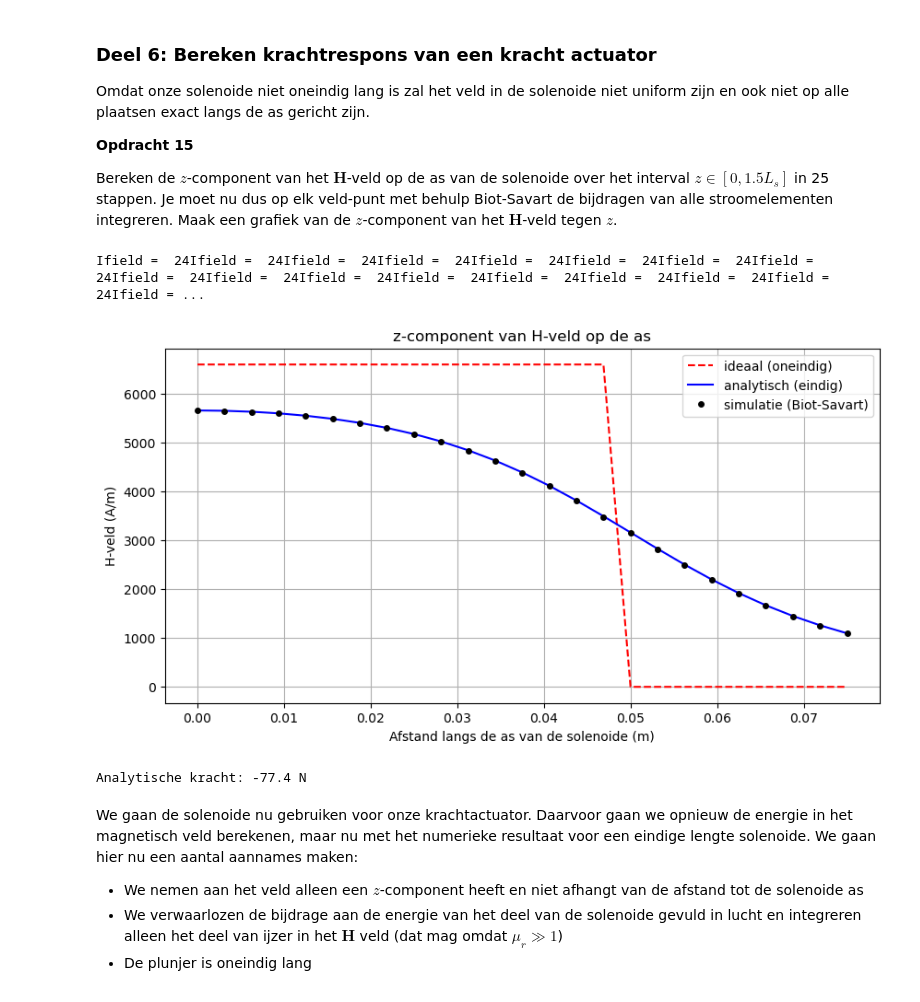
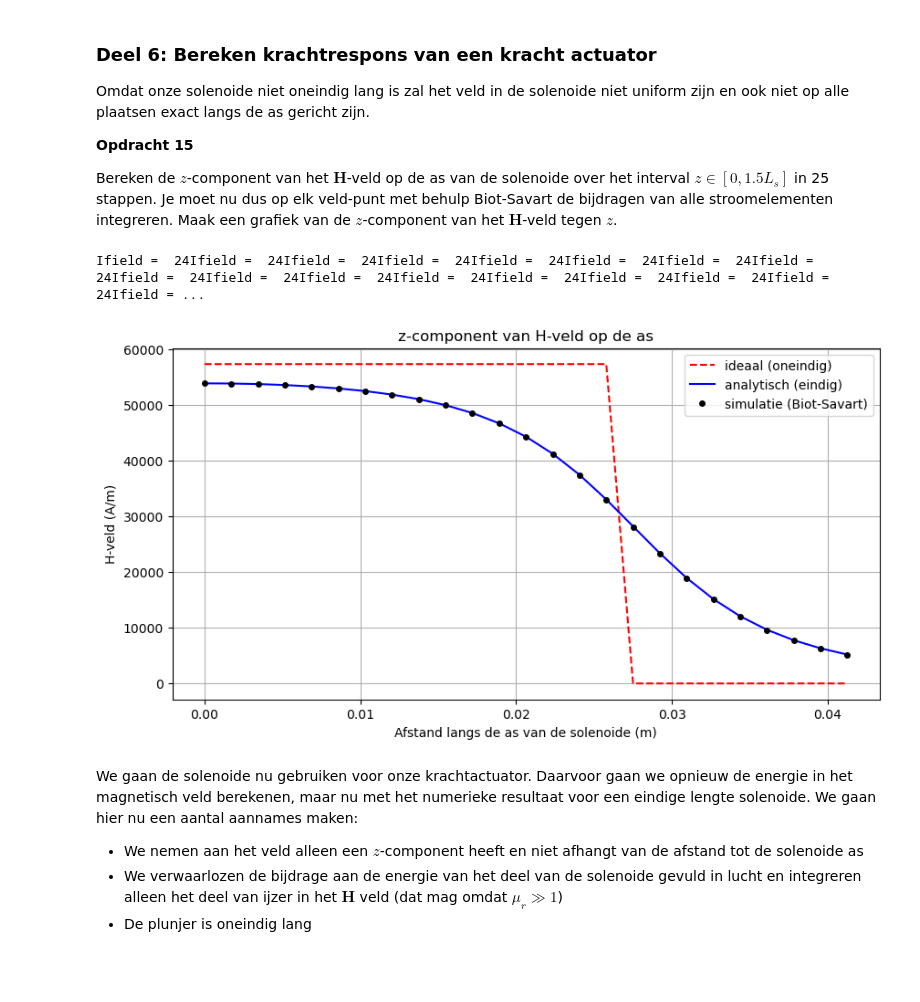
Before and after one commit to jasperbom747-creator/opdrachten-DEF-D-Jasper-Bom, a Jupyter notebook: DigitaleOntwerpopdrachten/Digitale opdracht 2/2KrachtactuatorOpdracht/KrachtactuatorOpdracht.ipynb, the cells around one changed output. Saved outputs shown, nothing was run; the diff lists cells and outputs as text; code cells hidden in the pictures; blank space fills up the shorter version.

```diff
--- a/DigitaleOntwerpopdrachten/Digitale opdracht 2/2KrachtactuatorOpdracht/KrachtactuatorOpdracht.ipynb
+++ b/DigitaleOntwerpopdrachten/Digitale opdracht 2/2KrachtactuatorOpdracht/KrachtactuatorOpdracht.ipynb
@@ -422,10 +410,10 @@ b. Bereken de $x$, $y$ en $z$ coordinaten.\
 c. Bereken de spoed, in eenheden van aantal omwentelingen per meter, en print dit.
 # %%
 
-r_sol = 0.005
-L_sol = 0.05
-N = 5000
-L_draad = 10
+r_sol = 10e-3
+L_sol = 0.055
+L_draad = 33
+N = 10000
 N_wikkel = L_draad/(2 * np.pi *r_sol)
 
 
@@ -438,5 +426,5 @@ ax.set_xlabel('x (m)'), ax.set_ylabel('y (m)'), ax.set_zlabel('z (m)')
 
 
 spoed = N_wikkel/L_sol
-print(f'De spoed van de spoel is {spoed:.2e} m')
+print(f'De spoed van de spoel is {spoed:.2e} m^-1')
 # %% [output]
@@ -480,20 +465,14 @@ Omdat onze solenoide niet oneindig lang is zal het veld in de solenoide niet uni
 
 Bereken de $z$-component van het $\mathbf{H}$-veld op de as van de solenoide over het interval $z \in [0, 1.5L_s]$ in 25 stappen. Je moet nu dus op elk veld-punt met behulp Biot-Savart de bijdragen van alle stroomelementen integreren. Maak een grafiek van de $z$-component van het $\mathbf{H}$-veld tegen $z$.
 # %%
-#constanten
-L_sol = 0.1        # Lengte van de solenoïde
-r_sol = 0.03         # Straal van de solenoïde
-I = 6                # Stroom in Ampère
-N = 500              # Totaal aantal kleine segmentjes voor de hele spoel
-aantal_omwent = 110   # Aantal windingen (turns)
-mu_0 = 4 * np.pi * 1e-7
-mu_r = 1000
 # opstellen assen
 n_ax=25
 z_ax=np.linspace(0, 1.5*L_sol/2, n_ax) #25 punten vanaf midden tot 1.5 x lengte van de solenoïde
-#z_ax=np.linspace(0, 1.5*L_sol, n_ax)
 H_ax=np.zeros((n_ax,1))
 
+N=1000
+L_draad = 33  # m
+N_wikkel = L_draad / (2 * np.pi * r_sol)  #
 
 for i_field in range(n_ax):
     print(f"\rIfield =  {i_field}", end="") # Print welk element van het veld nu berekend wordt.
@@ -505,50 +484,46 @@ for i_field in range(n_ax):
 
     for i_source in np.arange(1, N):
         #phi en z_s bepalen over de hele draad
-        phi = (i_source/N)*2 *np.pi*aantal_omwent
+        phi = (i_source/N)*2 *np.pi*N_wikkel
         z_s = (i_source/N) * L_sol - (L_sol/2)
 
         #bepalen van de positie van het bronelement in de 3D ruimte
         r_source = np.array([r_sol * np.cos(phi), r_sol * np.sin(phi), z_s])
 
         #stapgrote in radialen d_phi en d_z
-        d_phi = (2*np.pi*aantal_omwent) / N
+        d_phi = (2*np.pi*N_wikkel) / N
         dz = L_sol / N
         #vector van een kleine afstand over de draad
         dl = np.array([-r_sol * np.sin(phi) * d_phi, r_sol * np.cos(phi) * d_phi, dz])
 
         Hsimulated += field_current_element(r_field, r_source, dl)
         print(f"Ifield =  {i_field}", end="")
 
     # selecting the z-component
     H_ax[i_field,0] = Hsimulated[2]
 
 
 #H = n*I = N_omwent/L_sol * I (formule ideale solenoïde)
-analytical_answer = aantal_omwent * I / L_sol
+analytical_answer = N_wikkel * I / L_sol
 H_veld_ideaal=analytical_answer*np.ones(n_ax)*(1.0*(z_ax < L_sol/2))
 
 # dit is nog een aardige analytische uitdrukking die je kan uitrekenen voor de z-component op de as van een solenoide met eindige lengte
-H_veld_analytisch=(aantal_omwent*I/L_sol/2)*((L_sol/2-z_ax)/np.sqrt((z_ax- L_sol/2)**2 + r_sol**2)+(L_sol/2+z_ax)/np.sqrt((z_ax+ L_sol/2)**2 + r_sol**2))
+H_veld_analytisch=(N_wikkel*I/L_sol/2)*((L_sol/2-z_ax)/np.sqrt((z_ax- L_sol/2)**2 + r_sol**2)+(L_sol/2+z_ax)/np.sqrt((z_ax+ L_sol/2)**2 + r_sol**2))
 
 plt.figure(figsize=[10, 5])
 plt.title('z-component van H-veld op de as')
 plt.plot(z_ax, H_veld_ideaal, '--r', label='ideaal (oneindig)')
 plt.plot(z_ax, H_veld_analytisch, '-b', label='analytisch (eindig)')
 plt.plot(z_ax, H_ax, 'ok', markersize=4, label='simulatie (Biot-Savart)')
 plt.xlabel('Afstand langs de as van de solenoide (m)')
 plt.ylabel('H-veld (A/m)')
 plt.grid()
 plt.legend()
 plt.tight_layout
 plt.show()
-
-F_check = -mu_0 * mu_r * np.pi * r_sol**2 * aantal_omwent**2 * I**2 / 2 / L_sol**2
-print(f"Analytische kracht: {F_check:.1f} N")
 # %% [output]
 Ifield =  24Ifield =  24Ifield =  24Ifield =  24Ifield =  24Ifield =  24Ifield =  24Ifield =  24Ifield =  24Ifield =  24Ifield =  24Ifield =  24Ifield =  24Ifield =  24Ifield =  24Ifield =  24Ifield = ...
-[figure, old version]
+[figure, new version]
-Analytische kracht: -77.4 N
 # %% [markdown]
 We gaan de solenoide nu gebruiken voor onze krachtactuator. Daarvoor gaan we opnieuw de energie in het magnetisch veld berekenen, maar nu met het numerieke resultaat voor een eindige lengte solenoide. We gaan hier nu een aantal aannames maken:
 * We nemen aan het veld alleen een $z$-component heeft en niet afhangt van de afstand tot de solenoide as
```
Also changed, not shown: parts of 15 cells of this notebook.
